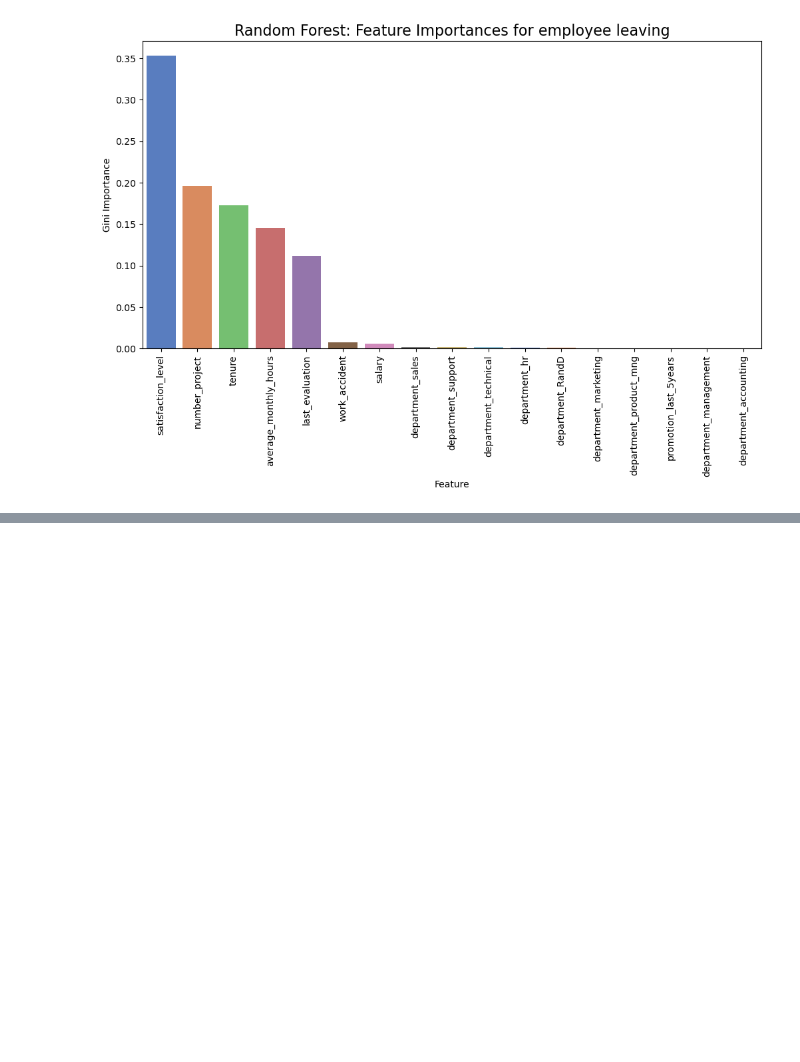
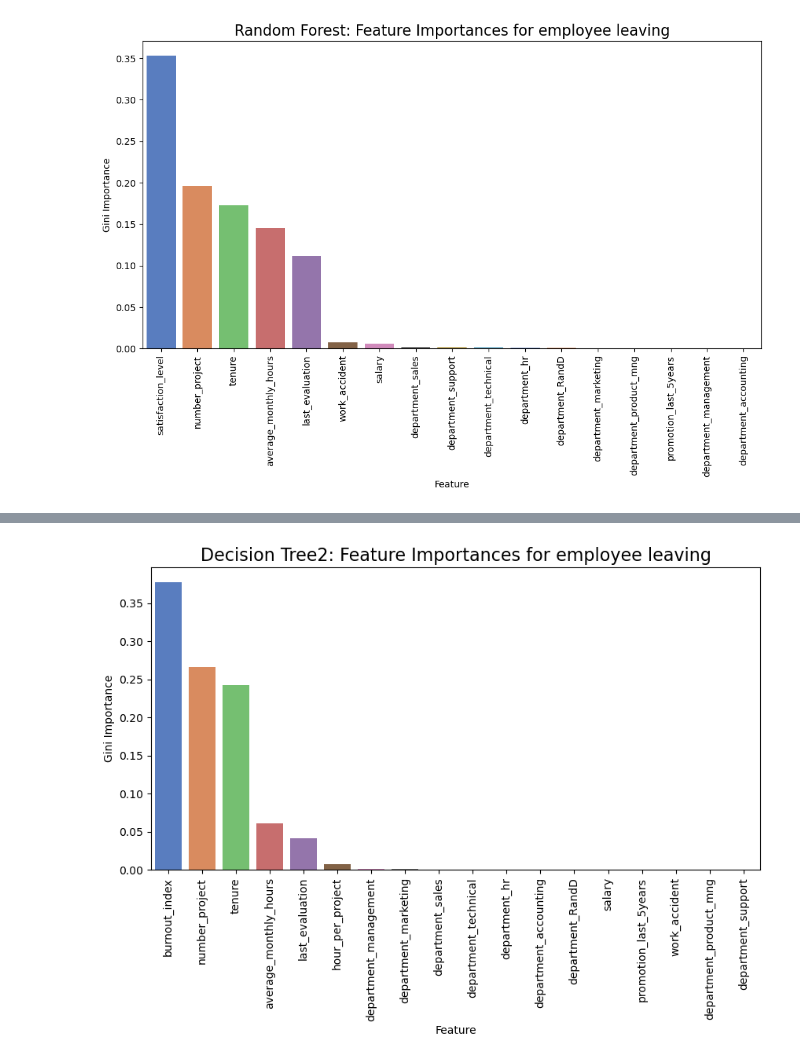
Before and after one commit to purinutchrr/HR-Analytics-Employee-Attrition-Prediction, a Jupyter notebook: HR_capstone.ipynb, the cells around one changed output, grey strips where cells are left out. Drawn from its saved outputs; the diff is of its cells as text; code cells hidden in the pictures; blank space fills up the shorter version.

```diff
--- a/HR_capstone.ipynb
+++ b/HR_capstone.ipynb
@@ -491,0 +523,2 @@ write_pickle(path, ran_f, 'hr_random_forest')
+# %%
+X_train, X_test, y_train, y_test = train_test_split(X, y, test_size = 0.25, stratify = y, random_state = 42)
@@ -576,0 +704,4 @@ plt.show()
+# %%
+tree2_imp = pd.DataFrame(tree2.best_estimator_.feature_importances_, columns = ['gini_importance'], index = X.columns)
+tree2_imp = tree2_imp.sort_values(['gini_importance'], ascending = False)
+tree2_imp
@@ -576,0 +726,10 @@ plt.show()
+# %%
+plt.figure(figsize = (10, 5))
+sns.barplot(data = tree2_imp, x = tree2_imp.index, y = 'gini_importance', palette = 'muted')
+plt.xticks(rotation = 90)
+plt.xlabel('Feature')
+plt.ylabel('Gini Importance')
+plt.title('Decision Tree2: Feature Importances for employee leaving', fontsize = 16)
+plt.show()
+# %% [output]
+[figure, added]
```
Also changed, not shown: parts of 41 cells of this notebook, 1 other file.
